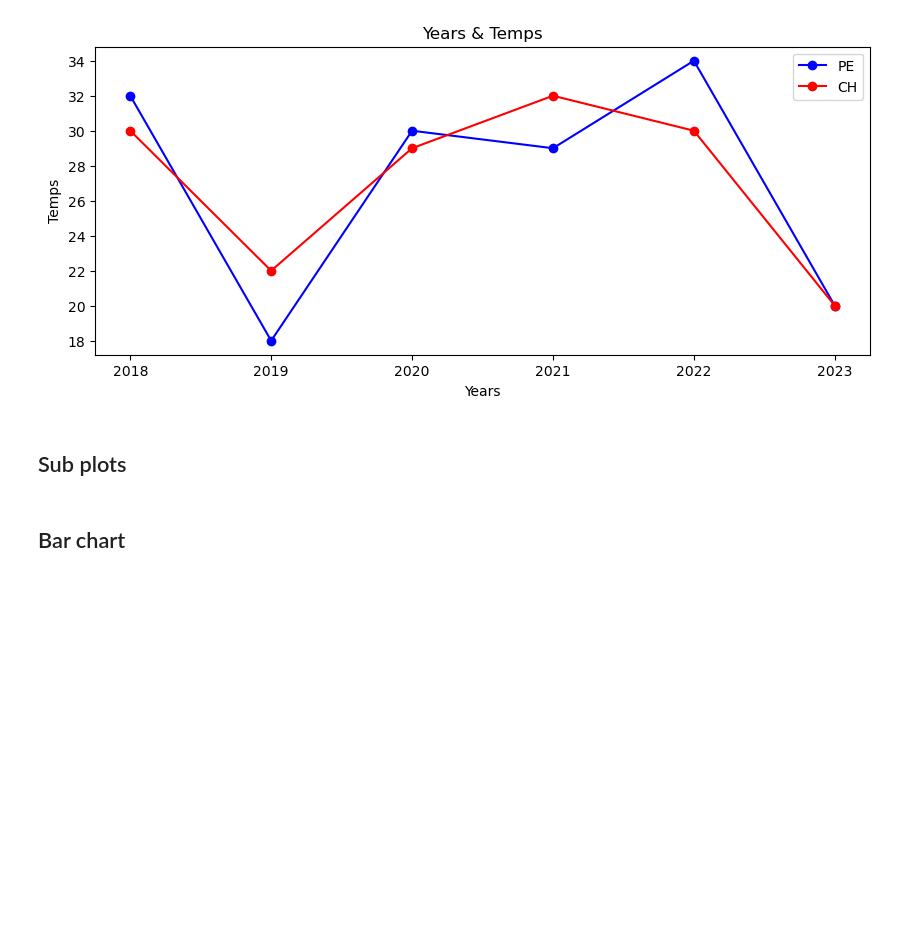
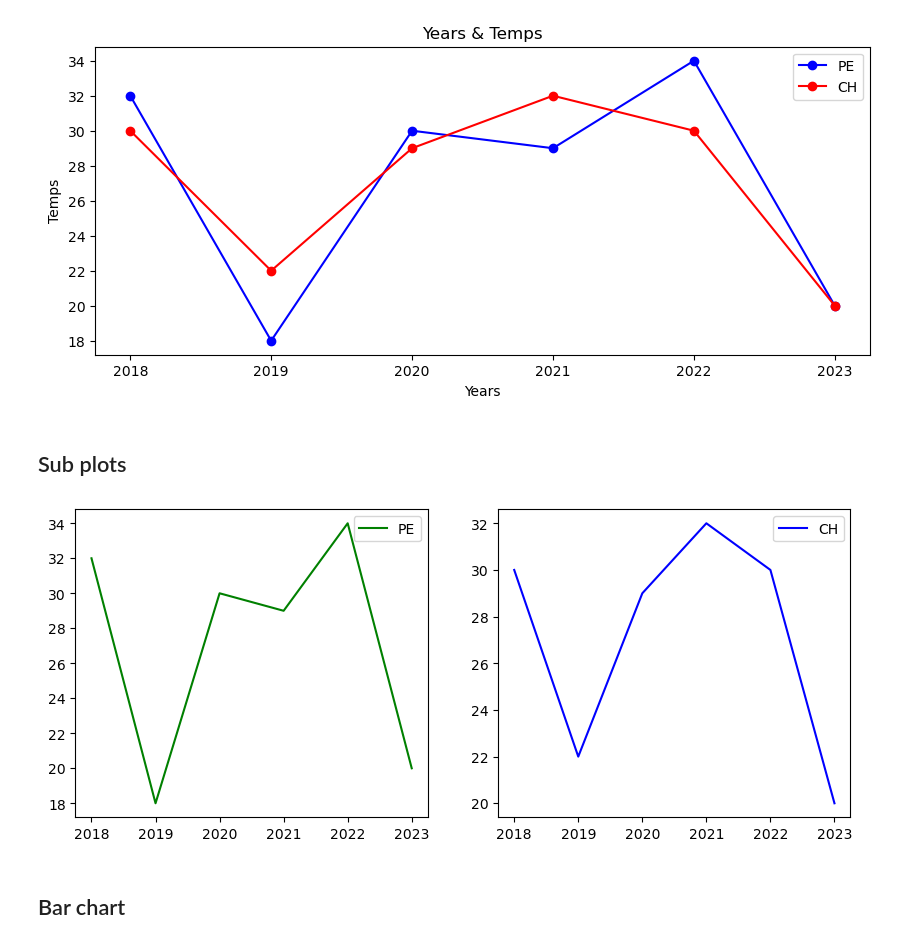
Before and after one commit to heberth2788/pythonproject, a Jupyter notebook: data_analysis/Data analysis.ipynb, the cells around one changed output. Drawn from its saved outputs; the diff is of its cells as text; code cells hidden in the pictures; blank space fills up the shorter version.

```diff
--- a/data_analysis/Data analysis.ipynb
+++ b/data_analysis/Data analysis.ipynb
@@ -38,3 +36,12 @@ fig, ax = plt.subplot
+# %%
+fig, ax = plt.subplots(1, 2, figsize=(10, 4))
+ax[0].plot(anhos,tempPe, color='g', label="PE")
+ax[0].legend()
+ax[1].plot(anhos,tempCh, color='b', label="CH")
+ax[1].legend()
+plt.show()
+# %% [output]
+[figure, added]
 # %% [markdown]
 ## Bar chart
 # %%
```
Also changed, not shown: parts of 1 cell of this notebook, 2 other files.
